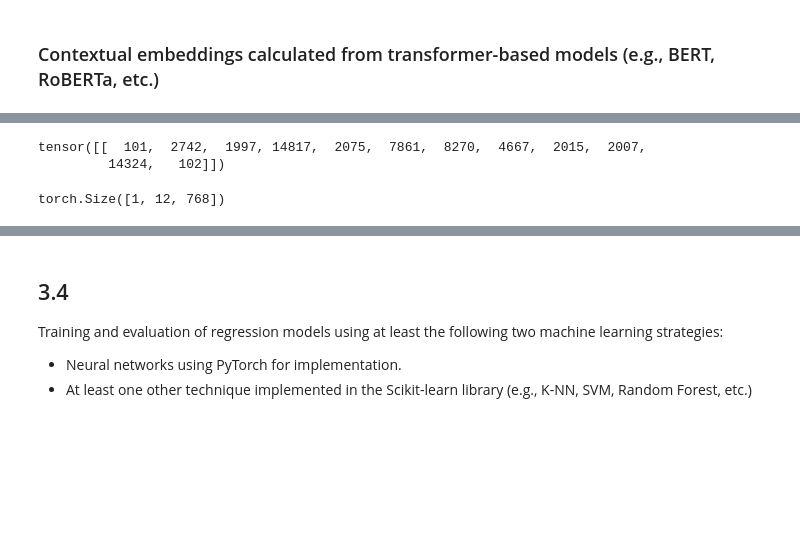
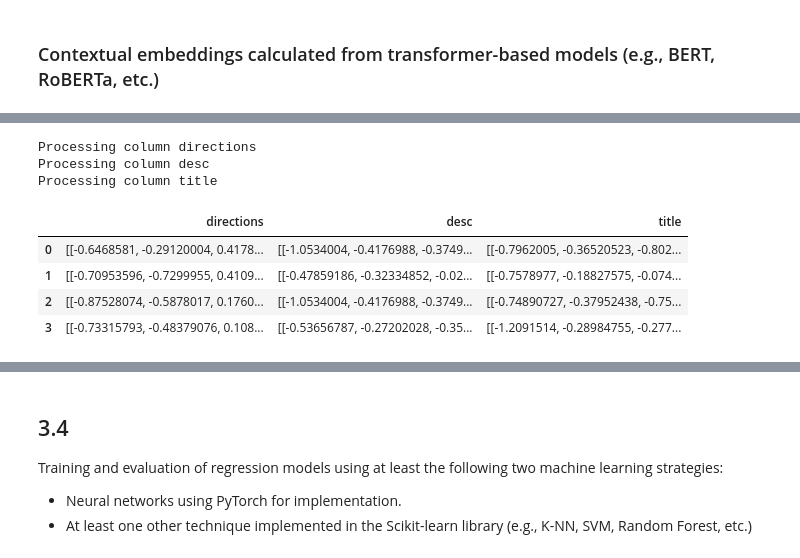
Before and after one commit to BenediktMehl/DataProcessingFinalProject, a Jupyter notebook: main.ipynb, the cells around one changed output, grey strips where cells are left out. Cells and saved outputs as stored; diff of their text form; code cells hidden in the pictures; blank space fills up the shorter version.

```diff
--- a/main.ipynb
+++ b/main.ipynb
@@ -289,14 +276,48 @@ input_ids = tokenizer.encode(text, return_tensors='pt')
-# %%
-input_ids
-# %% [output]
-tensor([[  101,  2742,  1997, 14817,  2075,  7861,  8270,  4667,  2015,  2007,
-         14324,   102]])
-# %%
-with torch.no_grad():
-    outputs = model(input_ids)
-
-last_hidden_states = outputs.last_hidden_state
-# %%
-last_hidden_states.shape
-# %% [output]
-torch.Size([1, 12, 768])
+# %%
+def prepare_input(texts):
+    return tokenizer(texts, padding=True, truncation=True, max_length=512, return_tensors='pt')
+
+def get_context_embeddings_batch(texts, batch_size=32):
+    all_embeddings = []
+    for i in range(0, len(texts), batch_size):
+        batch_texts = texts[i:i + batch_size]
+        inputs = prepare_input(batch_texts)
+        inputs = inputs.to(device)
+
+        with torch.no_grad():
+            outputs = model(**inputs)
+        embeddings = outputs.last_hidden_state.detach().cpu().numpy()
+        all_embeddings.extend(embeddings)
+
+    return np.array(all_embeddings)
+
+def get_context_embedding_for_text_columns(data, textual_columns):
+    embedded_textual_columns = {}
+    for column in textual_columns:
+        print(f'Processing column {column}')
+        texts = data[column].tolist()  # Convert to list for batch processing
+        embeddings = get_context_embeddings_batch(texts)
+        embedded_textual_columns[column] = embeddings
+
+    return embedded_textual_columns
+# %%
+test = get_context_embedding_for_text_columns(data[:4], textual_columns)
+
+def dict_to_dataframe(dict_input):
+    data = {}
+    for key, value in dict_input.items():
+        data[key] = [row for row in value]
+    return pd.DataFrame(data)
+
+test2 = dict_to_dataframe(test)
+
+test2
+# %% [output]
+Processing column directions
+Processing column desc
+Processing column title
+|  | directions | desc | title |
+| 0 | [[-0.6468581, -0.29120004, 0.4178... | [[-1.0534004, -0.4176988, -0.3749... | [[-0.7962005, -0.36520523, -0.802... |
+| 1 | [[-0.70953596, -0.7299955, 0.4109... | [[-0.47859186, -0.32334852, -0.02... | [[-0.7578977, -0.18827575, -0.074... |
+| 2 | [[-0.87528074, -0.5878017, 0.1760... | [[-1.0534004, -0.4176988, -0.3749... | [[-0.74890727, -0.37952438, -0.75... |
+| 3 | [[-0.73315793, -0.48379076, 0.108... | [[-0.53656787, -0.27202028, -0.35... | [[-1.2091514, -0.28984755, -0.277... |
```
Also changed, not shown: parts of 10 cells of this notebook.
